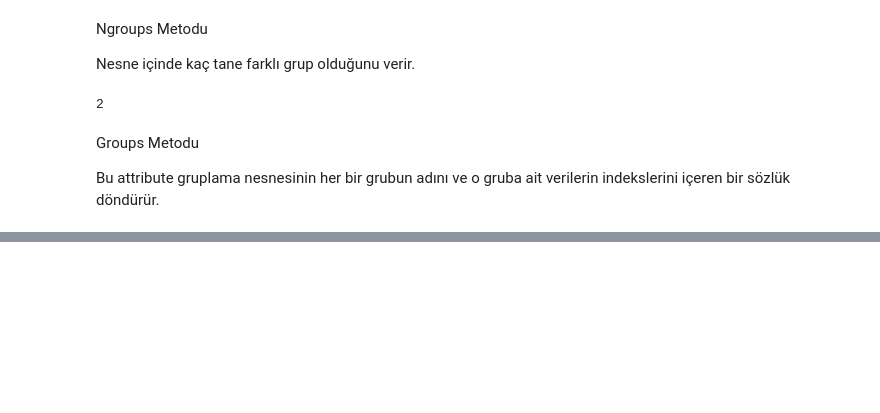
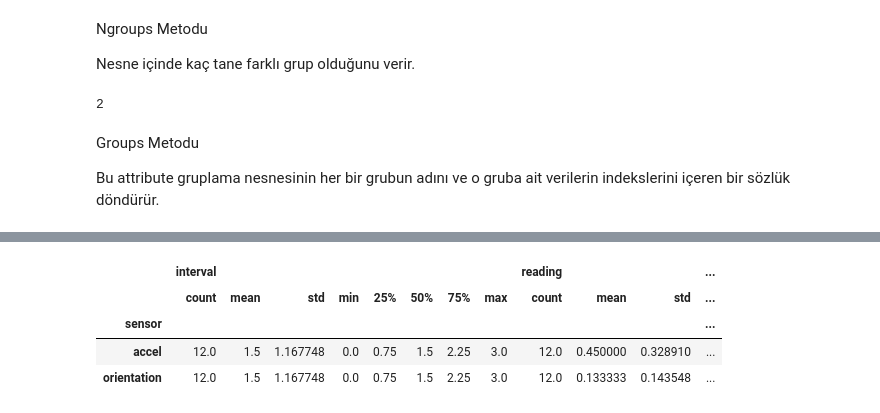
Before and after one commit to e-ozg/data-analizi-notlari, a Jupyter notebook: 07-Veriseti Okuma.ipynb, the cells around one changed output, grey strips where cells are left out. Saved outputs shown, nothing was run; the diff lists cells and outputs as text; code cells hidden in the pictures; blank space fills up the shorter version.

```diff
--- a/07-Veriseti Okuma.ipynb
+++ b/07-Veriseti Okuma.ipynb
@@ -184,0 +230,8 @@ sensor_grubu.groups
+# %%
+sensor_grubu.describe()
+# %% [output]
+|  | interval |  |  |  |  |  |  |  | reading |  |  | ... |
+|  | count | mean | std | min | 25% | 50% | 75% | max | count | mean | std | ... |
+| sensor |  |  |  |  |  |  |  |  |  |  |  | ... |
+| accel | 12.0 | 1.5 | 1.167748 | 0.0 | 0.75 | 1.5 | 2.25 | 3.0 | 12.0 | 0.450000 | 0.328910 | ... |
+| orientation | 12.0 | 1.5 | 1.167748 | 0.0 | 0.75 | 1.5 | 2.25 | 3.0 | 12.0 | 0.133333 | 0.143548 | ... |
```
Also changed, not shown: parts of 12 cells of this notebook, 6 other files.
